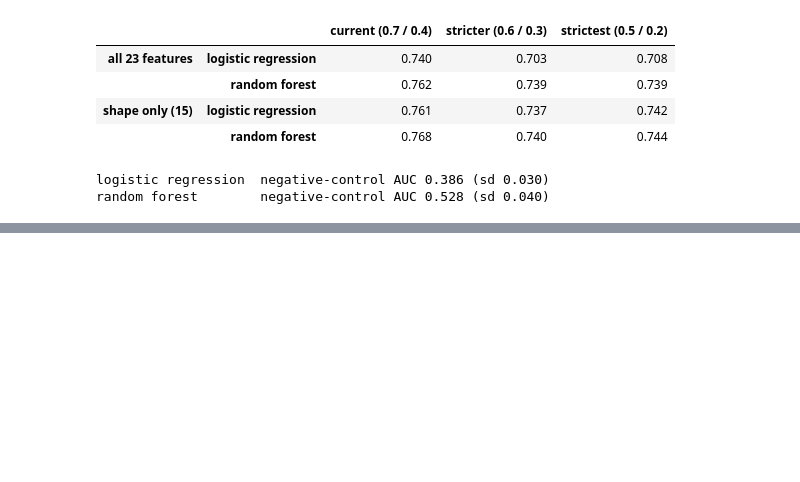
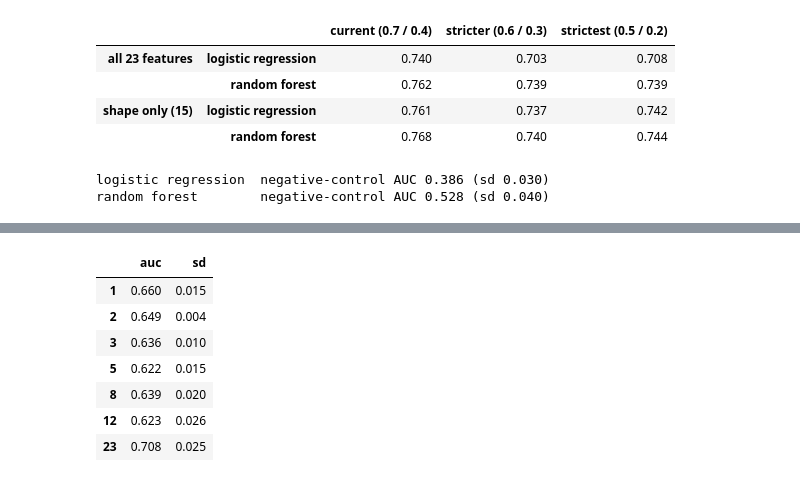
Before and after one commit to viveka2863/seizure-epileptogenic-localisation, a Jupyter notebook: notebooks/12_two_vs_three.ipynb, the cells around one changed output, grey strips where cells are left out. Saved outputs shown, nothing was run; the diff lists cells and outputs as text; code cells hidden in the pictures; blank space fills up the shorter version.

```diff
--- a/notebooks/12_two_vs_three.ipynb
+++ b/notebooks/12_two_vs_three.ipynb
@@ -163,0 +190,18 @@ random forest        negative-control AUC 0.528 (sd 0.040)
+# %%
+from sklearn.feature_selection import SelectKBest, f_classif
+
+curve = {}
+for k in (1, 2, 3, 5, 8, 12, 23):
+    make_model = lambda k=k: make_pipeline(StandardScaler(), SelectKBest(f_classif, k=k), LogisticRegression(max_iter=1000))
+    r = cross_validate_segments(make_model, data, FEATURES, table, positive=2)
+    curve[k] = (r["auc_fold"].mean(), r["auc_fold"].std())
+display(pd.DataFrame(curve, index=["auc", "sd"]).T.round(3))
+# %% [output]
+|  | auc | sd |
+| 1 | 0.660 | 0.015 |
+| 2 | 0.649 | 0.004 |
+| 3 | 0.636 | 0.010 |
+| 5 | 0.622 | 0.015 |
+| 8 | 0.639 | 0.020 |
+| 12 | 0.623 | 0.026 |
+| 23 | 0.708 | 0.025 |
```
Also changed, not shown: parts of 3 cells of this notebook, 1 other file.
